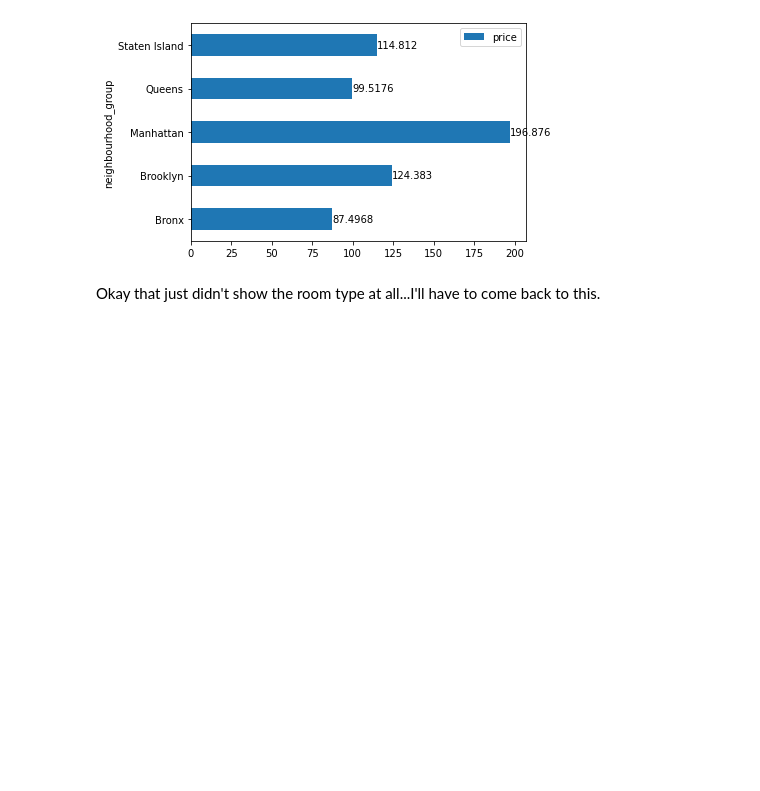
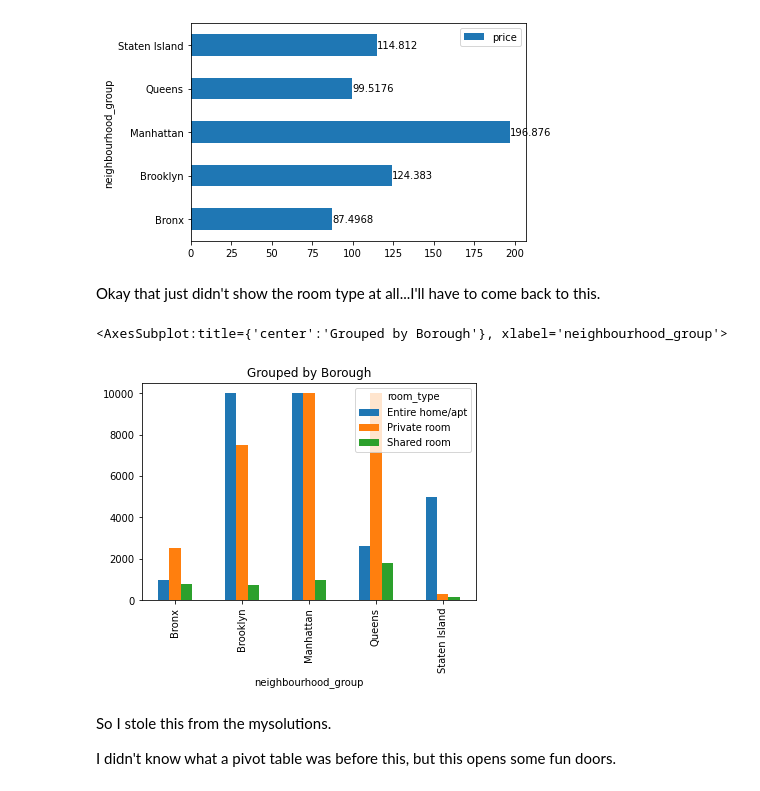
Before and after one commit to JoshStrother/DataVisualization, a Jupyter notebook: lesson24.ipynb, the cells around one changed output. Drawn from its saved outputs; the diff is of its cells as text; code cells hidden in the pictures; blank space fills up the shorter version.

```diff
--- a/lesson24.ipynb
+++ b/lesson24.ipynb
@@ -53,3 +53,20 @@ for container in ax.containers:
 [figure]
 # %% [markdown]
 Okay that just didn't show the room type at all...I'll have to come back to this.
+# %%
+df_pivot = pa.pivot_table(
+    df,
+    values="price",
+    index="neighbourhood_group",
+    columns="room_type",
+    aggfunc=max
+)
+
+df_pivot.plot.bar(title = 'Grouped by Borough')
+# %% [output]
+<AxesSubplot:title={'center':'Grouped by Borough'}, xlabel='neighbourhood_group'>
+[figure, added]
+# %% [markdown]
+So I stole this from the mysolutions.
+
+I didn't know what a pivot table was before this, but this opens some fun doors.
```
Also changed, not shown: parts of 2 cells of this notebook.
